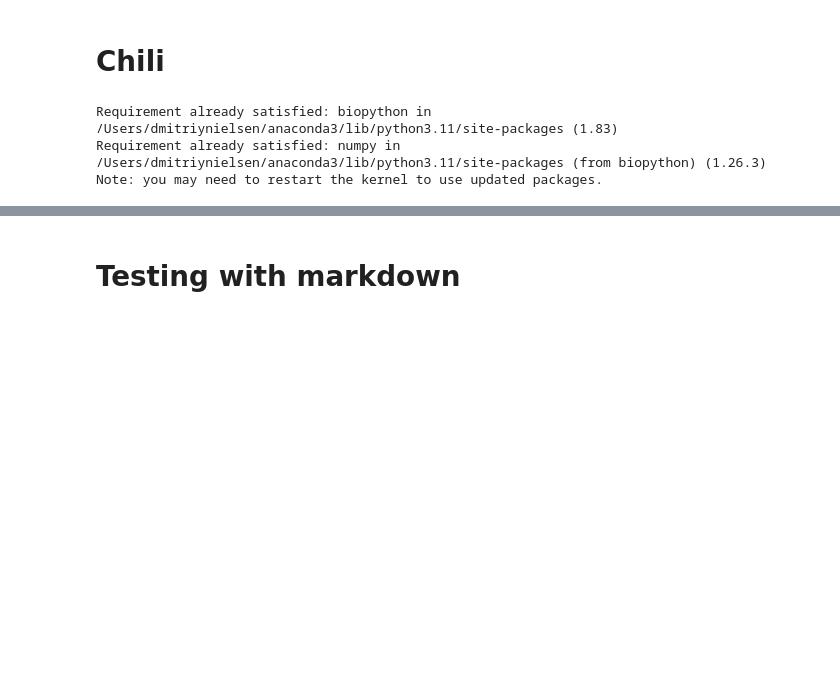
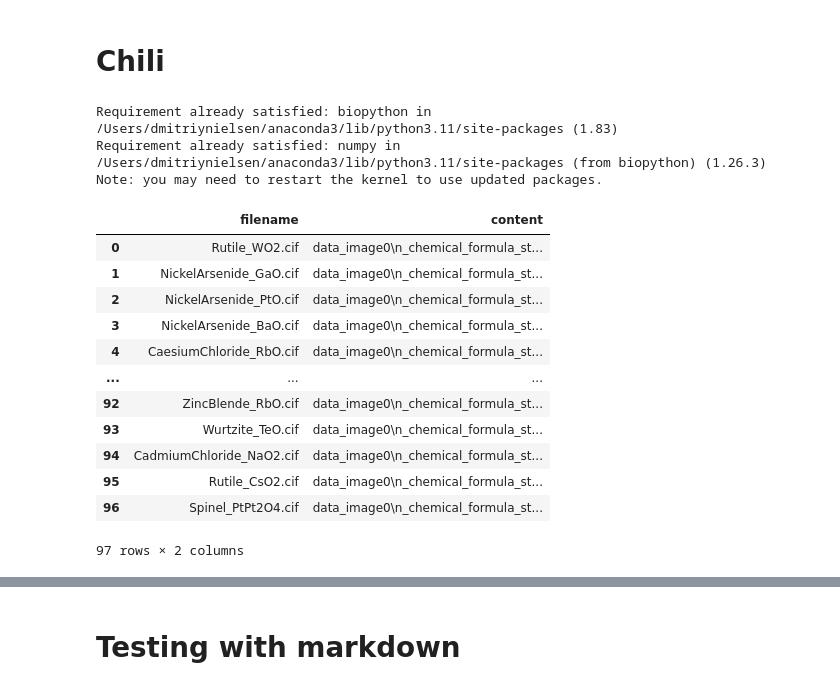
Before and after one commit to DmitriyNielsen/DiffCSP, a Jupyter notebook: scripts/testing_script.ipynb, the cells around one changed output, grey strips where cells are left out. Cells and saved outputs as stored; diff of their text form; code cells hidden in the pictures; blank space fills up the shorter version.

```diff
--- a/scripts/testing_script.ipynb
+++ b/scripts/testing_script.ipynb
@@ -19,6 +35,31 @@ df['cif.conv'][0]
 Requirement already satisfied: biopython in /Users/dmitriynielsen/anaconda3/lib/python3.11/site-packages (1.83)
 Requirement already satisfied: numpy in /Users/dmitriynielsen/anaconda3/lib/python3.11/site-packages (from biopython) (1.26.3)
 Note: you may need to restart the kernel to use updated packages.
+# %%
+import pandas as pd
+
+def read_csv_to_df(filepath):
+    df = pd.read_csv(filepath)
+    return df
+
+# Usage
+df1 = read_csv_to_df('/Users/dmitriynielsen/GitHub/DiffCSP/CHILI-3K_CIFs/chili_csp/test_files.csv')
+# %%
+df1
+# %% [output]
+|  | filename | content |
+| 0 | Rutile_WO2.cif | data_image0\n_chemical_formula_st... |
+| 1 | NickelArsenide_GaO.cif | data_image0\n_chemical_formula_st... |
+| 2 | NickelArsenide_PtO.cif | data_image0\n_chemical_formula_st... |
+| 3 | NickelArsenide_BaO.cif | data_image0\n_chemical_formula_st... |
+| 4 | CaesiumChloride_RbO.cif | data_image0\n_chemical_formula_st... |
+| ... | ... | ... |
+| 92 | ZincBlende_RbO.cif | data_image0\n_chemical_formula_st... |
+| 93 | Wurtzite_TeO.cif | data_image0\n_chemical_formula_st... |
+| 94 | CadmiumChloride_NaO2.cif | data_image0\n_chemical_formula_st... |
+| 95 | Rutile_CsO2.cif | data_image0\n_chemical_formula_st... |
+| 96 | Spinel_PtPt2O4.cif | data_image0\n_chemical_formula_st... |
+97 rows × 2 columns
 # %%
 import pandas as pd
 from Bio.PDB.MMCIF2Dict import MMCIF2Dict
```
Also changed, not shown: parts of 2 cells of this notebook, 2 other files.
